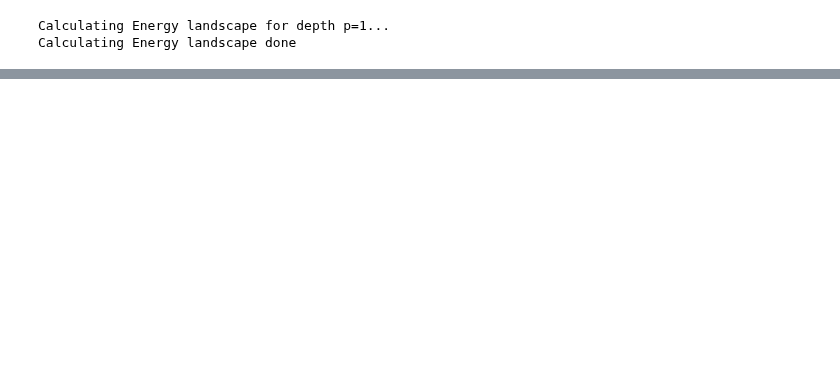
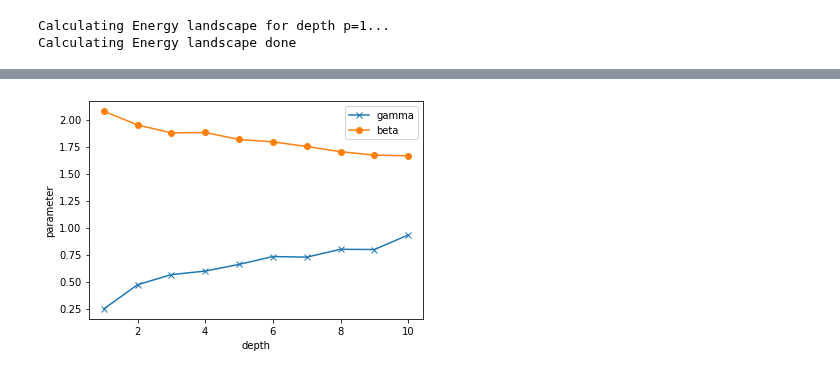
Before and after one commit to OpenQuantumComputing/optimization, a Jupyter notebook: MaxCut/21 nodes.ipynb, the cells around one changed output, grey strips where cells are left out. Saved outputs shown, nothing was run; the diff lists cells and outputs as text; code cells hidden in the pictures; blank space fills up the shorter version.

```diff
--- a/MaxCut/21 nodes.ipynb
+++ b/MaxCut/21 nodes.ipynb
@@ -89,0 +77,8 @@ pl.ylim(0,1.05)
+# %%
+pl.plot(np.arange(1,maxdepth+1),qaoamc.angles_hist['d10_final'][::2],"x-",label='gamma')
+pl.plot(np.arange(1,maxdepth+1),qaoamc.angles_hist['d10_final'][1::2],"o-",label='beta')
+_=pl.ylabel('parameter')
+_=pl.xlabel('depth')
+_=pl.legend()
+# %% [output]
+[figure, added]
```
Also changed, not shown: parts of 6 cells of this notebook, 5 other files.
